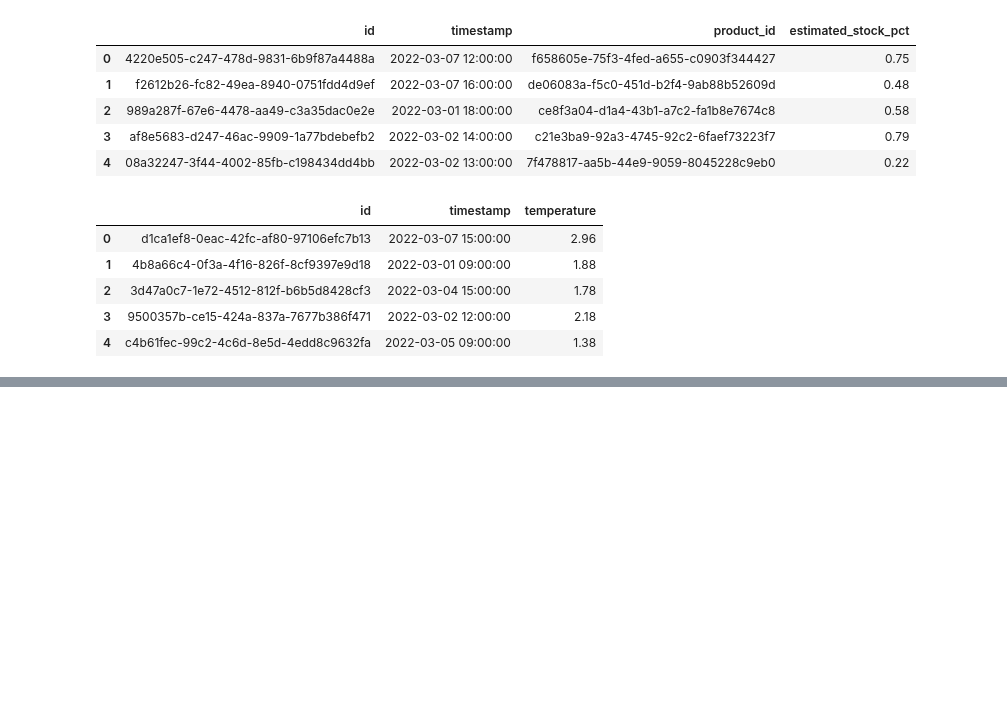
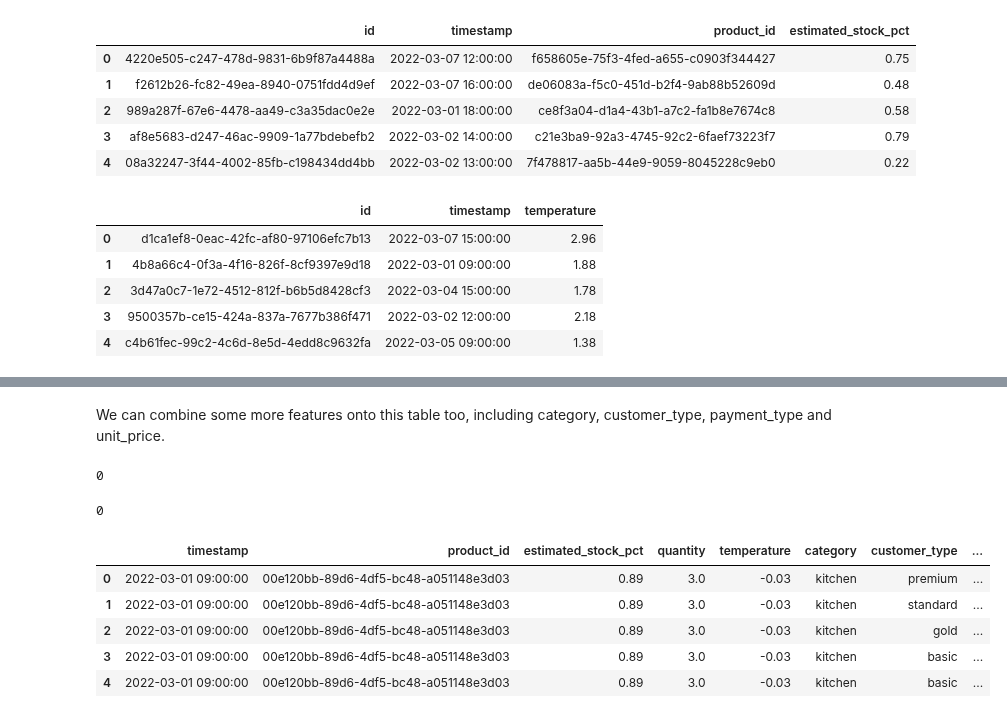
Before and after one commit to Akshay-Paunikar/Forage_Virtual_Internship_Program, a Jupyter notebook: Cognizant/Task 3 - Model Building and Interpretation/Task_3_Model_Building_and_Interpretation.ipynb, the cells around one changed output, grey strips where cells are left out. Saved outputs shown, nothing was run; the diff lists cells and outputs as text; code cells hidden in the pictures; blank space fills up the shorter version.

```diff
--- a/Cognizant/Task 3 - Model Building and Interpretation/Task_3_Model_Building_and_Interpretation.ipynb
+++ b/Cognizant/Task 3 - Model Building and Interpretation/Task_3_Model_Building_and_Interpretation.ipynb
@@ -279,0 +316,3 @@ storage_temp_data.head()
+# %%
+merged_data = stock_agg.merge(right=sales_agg, how='left', on=['timestamp', 'product_id'])
+merged_data.head()
@@ -279,0 +334,3 @@ storage_temp_data.head()
+# %%
+merged_data = merged_data.merge(right=temp_agg, how='left', on=['timestamp'])
+merged_data.head()
@@ -279,0 +370,3 @@ storage_temp_data.head()
+# %%
+merged_data['quantity'] = merged_data['quantity'].fillna(0)
+merged_data.info()
@@ -279,0 +386,24 @@ storage_temp_data.head()
+# %% [markdown]
+We can combine some more features onto this table too, including category, customer_type, payment_type and unit_price.
+# %%
+category_data = sales_data[['product_id','category', 'customer_type', 'payment_type']]
+category_data = category_data.drop_duplicates()
+category_data.duplicated().sum()
+# %% [output]
+0
+# %%
+numerical_data = sales_data[['product_id', 'unit_price']]
+numerical_data = numerical_data.drop_duplicates()
+numerical_data.duplicated().sum()
+# %% [output]
+0
+# %%
+merged_data = merged_data.merge(right=category_data, how='left', on=['product_id'])
+merged_data.head()
+# %% [output]
+|  | timestamp | product_id | estimated_stock_pct | quantity | temperature | category | customer_type | ... |
+| 0 | 2022-03-01 09:00:00 | 00e120bb-89d6-4df5-bc48-a051148e3d03 | 0.89 | 3.0 | -0.03 | kitchen | premium | ... |
+| 1 | 2022-03-01 09:00:00 | 00e120bb-89d6-4df5-bc48-a051148e3d03 | 0.89 | 3.0 | -0.03 | kitchen | standard | ... |
+| 2 | 2022-03-01 09:00:00 | 00e120bb-89d6-4df5-bc48-a051148e3d03 | 0.89 | 3.0 | -0.03 | kitchen | gold | ... |
+| 3 | 2022-03-01 09:00:00 | 00e120bb-89d6-4df5-bc48-a051148e3d03 | 0.89 | 3.0 | -0.03 | kitchen | basic | ... |
+| 4 | 2022-03-01 09:00:00 | 00e120bb-89d6-4df5-bc48-a051148e3d03 | 0.89 | 3.0 | -0.03 | kitchen | basic | ... |
```
Also changed, not shown: parts of 32 cells of this notebook.
